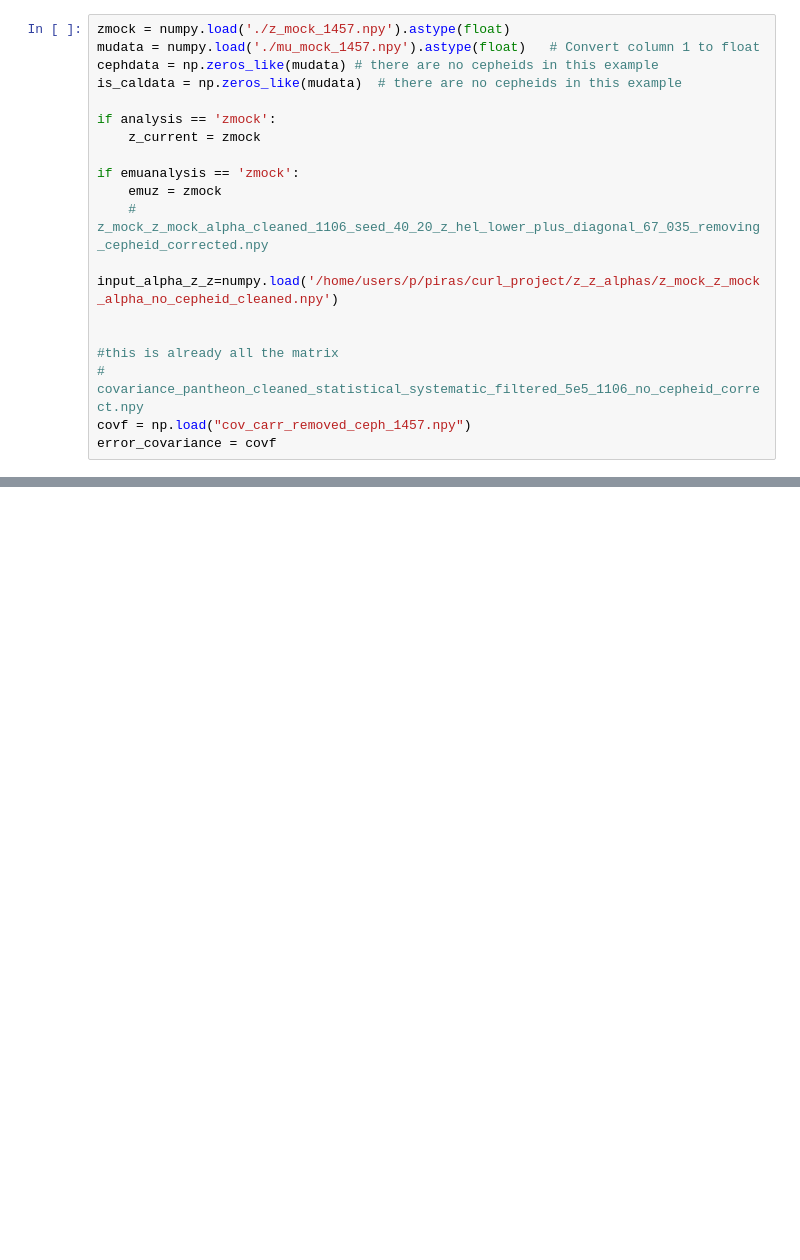
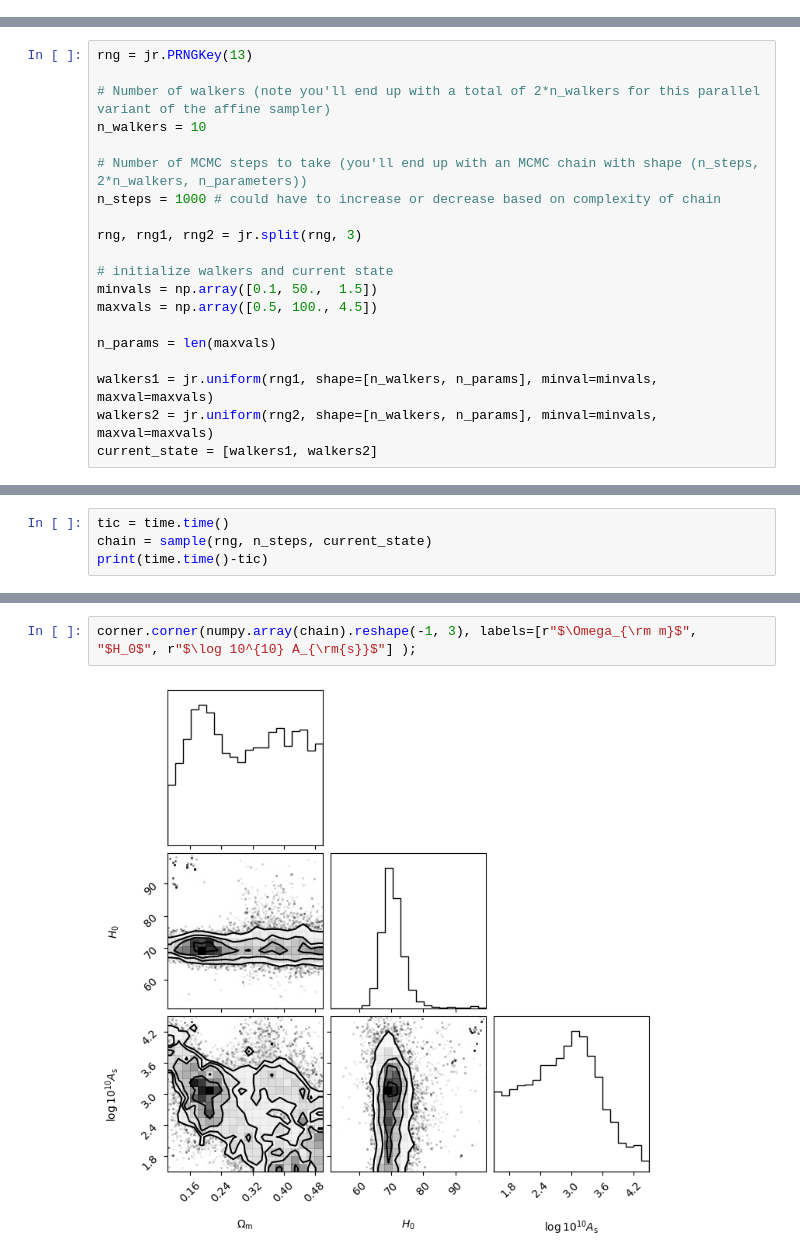
Before and after one commit to dpiras/veloce, a Jupyter notebook: notebooks/sample.ipynb, the cells around one changed output, grey strips where cells are left out. Saved outputs shown, nothing was run; the diff lists cells and outputs as text; blank space fills up the shorter version.

```diff
--- a/notebooks/sample.ipynb
+++ b/notebooks/sample.ipynb
@@ -83,22 +101,3 @@ def log_prob_(parameters):
         lambda _: -np.inf,      # Return -inf if prior is invalid
         operand=None,
     )
-# %%
-zmock = numpy.load('./z_mock_1457.npy').astype(float)
-mudata = numpy.load('./mu_mock_1457.npy').astype(float)   # Convert column 1 to float
-cephdata = np.zeros_like(mudata) # there are no cepheids in this example
-is_caldata = np.zeros_like(mudata)  # there are no cepheids in this example
-
-if analysis == 'zmock':
-    z_current = zmock
-
-if emuanalysis == 'zmock':
-    emuz = zmock
-    # z_mock_z_mock_alpha_cleaned_1106_seed_40_20_z_hel_lower_plus_diagonal_67_035_removing_cepheid_corrected.npy
-    input_alpha_z_z=numpy.load('/home/users/p/piras/curl_project/z_z_alphas/z_mock_z_mock_alpha_no_cepheid_cleaned.npy')
-
-
-#this is already all the matrix
-# covariance_pantheon_cleaned_statistical_systematic_filtered_5e5_1106_no_cepheid_correct.npy
-covf = np.load("cov_carr_removed_ceph_1457.npy")
-error_covariance = covf
@@ -179,0 +107,20 @@ def log_prob_(parameters):
+# %%
+rng = jr.PRNGKey(13)
+
+# Number of walkers (note you'll end up with a total of 2*n_walkers for this parallel variant of the affine sampler)
+n_walkers = 10
+
+# Number of MCMC steps to take (you'll end up with an MCMC chain with shape (n_steps, 2*n_walkers, n_parameters))
+n_steps = 1000 # could have to increase or decrease based on complexity of chain
+
+rng, rng1, rng2 = jr.split(rng, 3)
+
+# initialize walkers and current state
+minvals = np.array([0.1, 50.,  1.5])
+maxvals = np.array([0.5, 100., 4.5])
+
+n_params = len(maxvals)
+
+walkers1 = jr.uniform(rng1, shape=[n_walkers, n_params], minval=minvals, maxval=maxvals)
+walkers2 = jr.uniform(rng2, shape=[n_walkers, n_params], minval=minvals, maxval=maxvals)
+current_state = [walkers1, walkers2]
@@ -179,0 +232,4 @@ def log_prob_(parameters):
+# %%
+tic = time.time()
+chain = sample(rng, n_steps, current_state)
+print(time.time()-tic)
@@ -179,0 +253,4 @@ def log_prob_(parameters):
+# %%
+corner.corner(numpy.array(chain).reshape(-1, 3), labels=[r"$\Omega_{\rm m}$", "$H_0$", r"$\log 10^{10} A_{\rm{s}}$"] );
+# %% [output]
+[figure, added]
```
Also changed, not shown: parts of 15 cells of this notebook.
